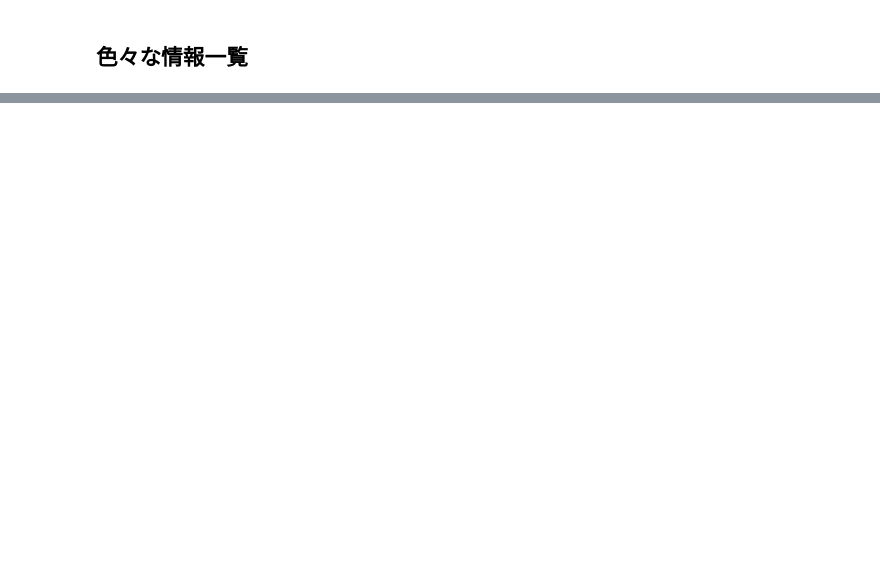
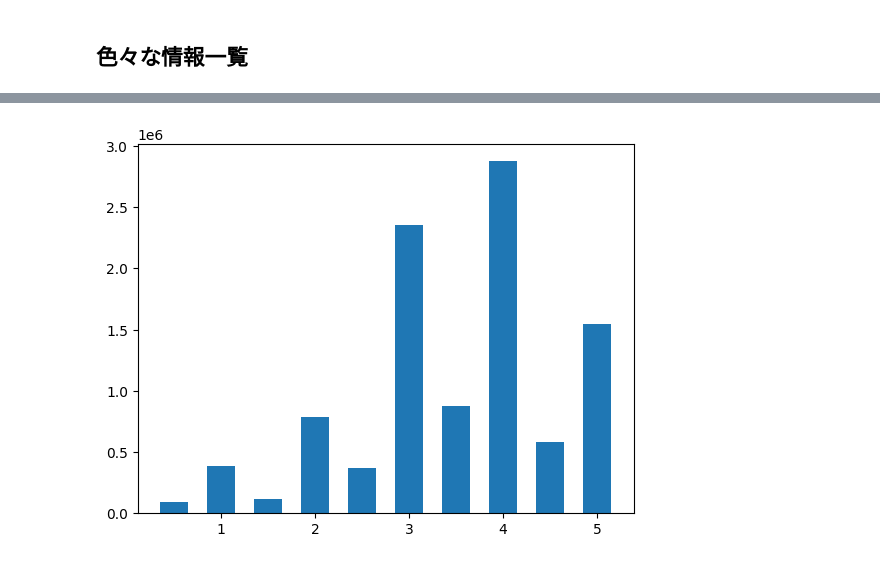
Before and after one commit to yonesuke/recommend-systems, a Jupyter notebook: notebooks/EDA.ipynb, the cells around one changed output, grey strips where cells are left out. Saved outputs shown, nothing was run; the diff lists cells and outputs as text; code cells hidden in the pictures; blank space fills up the shorter version.

```diff
--- a/notebooks/EDA.ipynb
+++ b/notebooks/EDA.ipynb
@@ -46,0 +77,16 @@ df_ratings.head()
+# %%
+df_ratings = (
+    pl.read_csv(
+        os.path.join(dir_data, 'ratings.dat'),
+        has_header=False,
+    )
+    .with_columns(pl.col('column_1').str.split('::'))
+    .with_columns(
+        pl.col('column_1').list[0].alias('user_id'),
+        pl.col('column_1').list[1].alias('movie_id'),
+        pl.col('column_1').list[2].cast(pl.Float64).alias('rating'),
+        pl.from_epoch(pl.col('column_1').list[3].cast(pl.Int32)).alias('timestamp')
+    )
+    .drop('column_1')
+)
+df_ratings.head()
@@ -106,0 +145,10 @@ valid_user_ids = sorted(df_ratings['user_id'].unique()[:1000])
+# %%
+# ratings分布
+plt.bar(
+    df_ratings.get_column('rating').value_counts(sort=True).get_column('rating'),
+    df_ratings.get_column('rating').value_counts(sort=True).get_column('count'),
+    width=0.3
+)
+plt.show()
+# %% [output]
+[figure, added]
```
Also changed, not shown: parts of 16 cells of this notebook.
